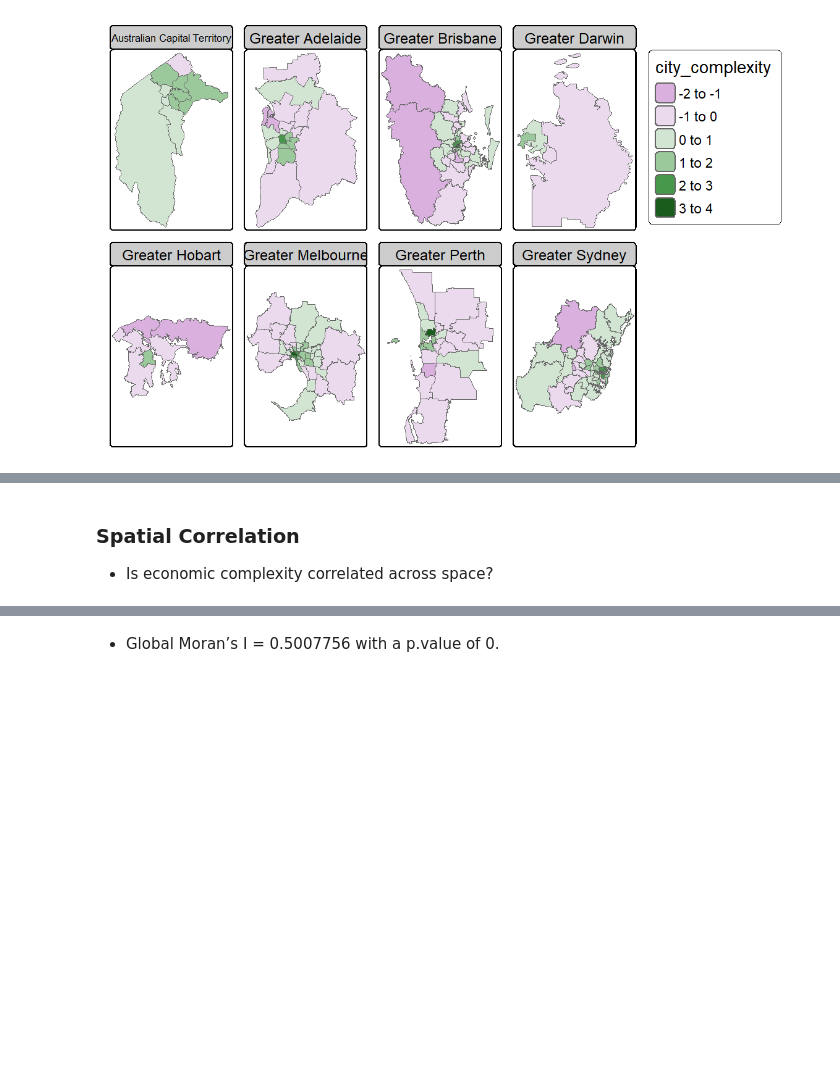
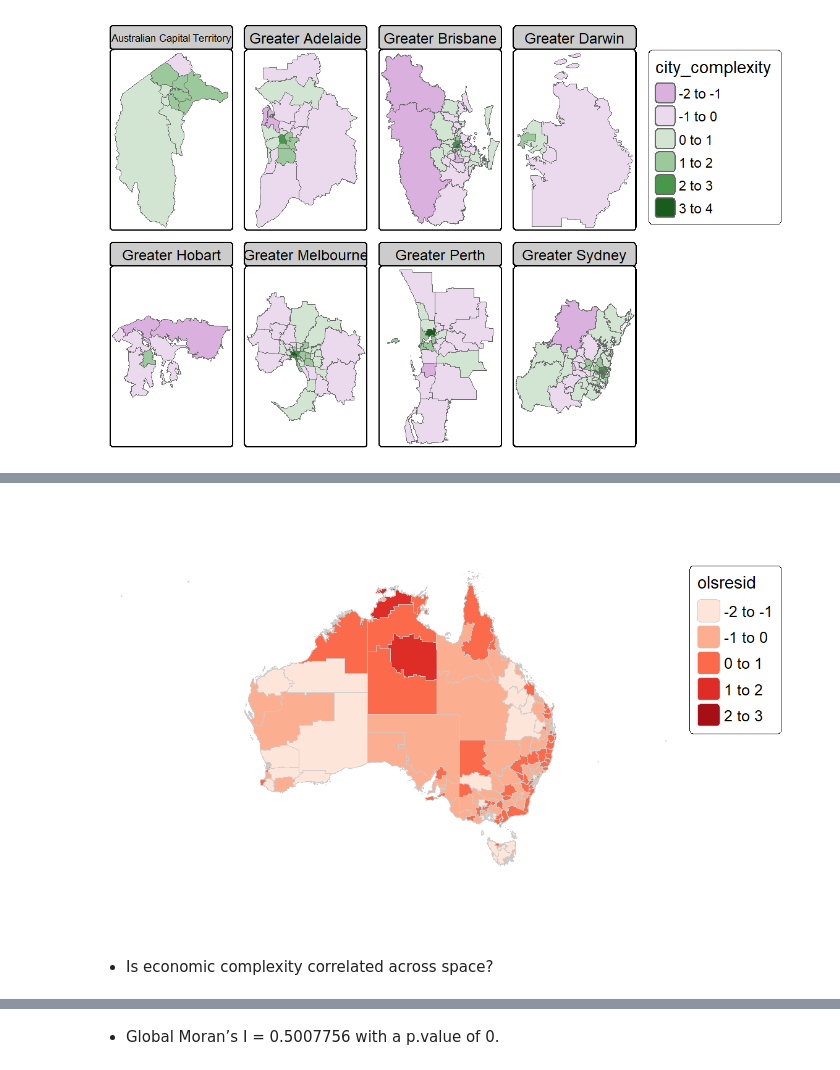
Before and after one commit to aiti-flinders/sirp-complexity, a Jupyter notebook: index.embed.ipynb, the cells around one changed output, grey strips where cells are left out. Saved outputs shown, nothing was run; the diff lists cells and outputs as text; code cells hidden in the pictures; blank space fills up the shorter version.

```diff
--- a/index.embed.ipynb
+++ b/index.embed.ipynb
@@ -199,4 +221,17 @@ Reading sa32021 file found in dataVariable(s) "fill" contains positive and negat
+# %%
+complexity.reg <- complexity.reg |>
+  mutate(olsresid = resid(fit.ols)) |>
+  st_as_sf()
+
+tm_shape(complexity.reg) +
+  tm_polygons(fill = "olsresid",
+              fill.scale = tm_scale_intervals(values = "Reds"),
+              fill.legend = tm_legend(outside = TRUE,
+                                      text.size = 0.8),
+              col = "grey80",
+              lwd = 0.5) +
+  tm_layout(frame = FALSE)
+# %% [output]
+[figure, added]
 # %% [markdown]
-### Spatial Correlation
-
 -   Is economic complexity correlated across space?
```
Also changed, not shown: parts of 4 cells of this notebook, 27 other files.
